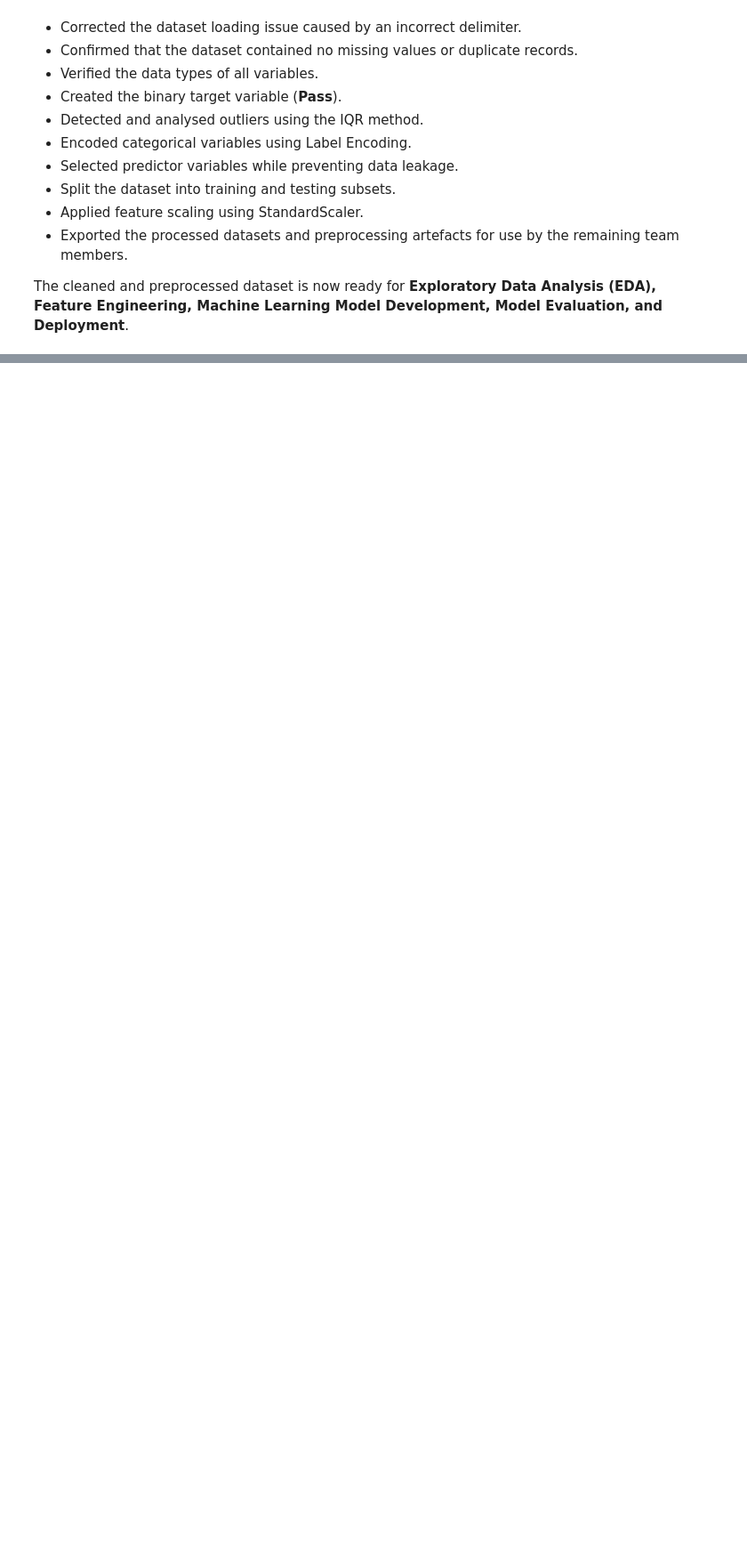
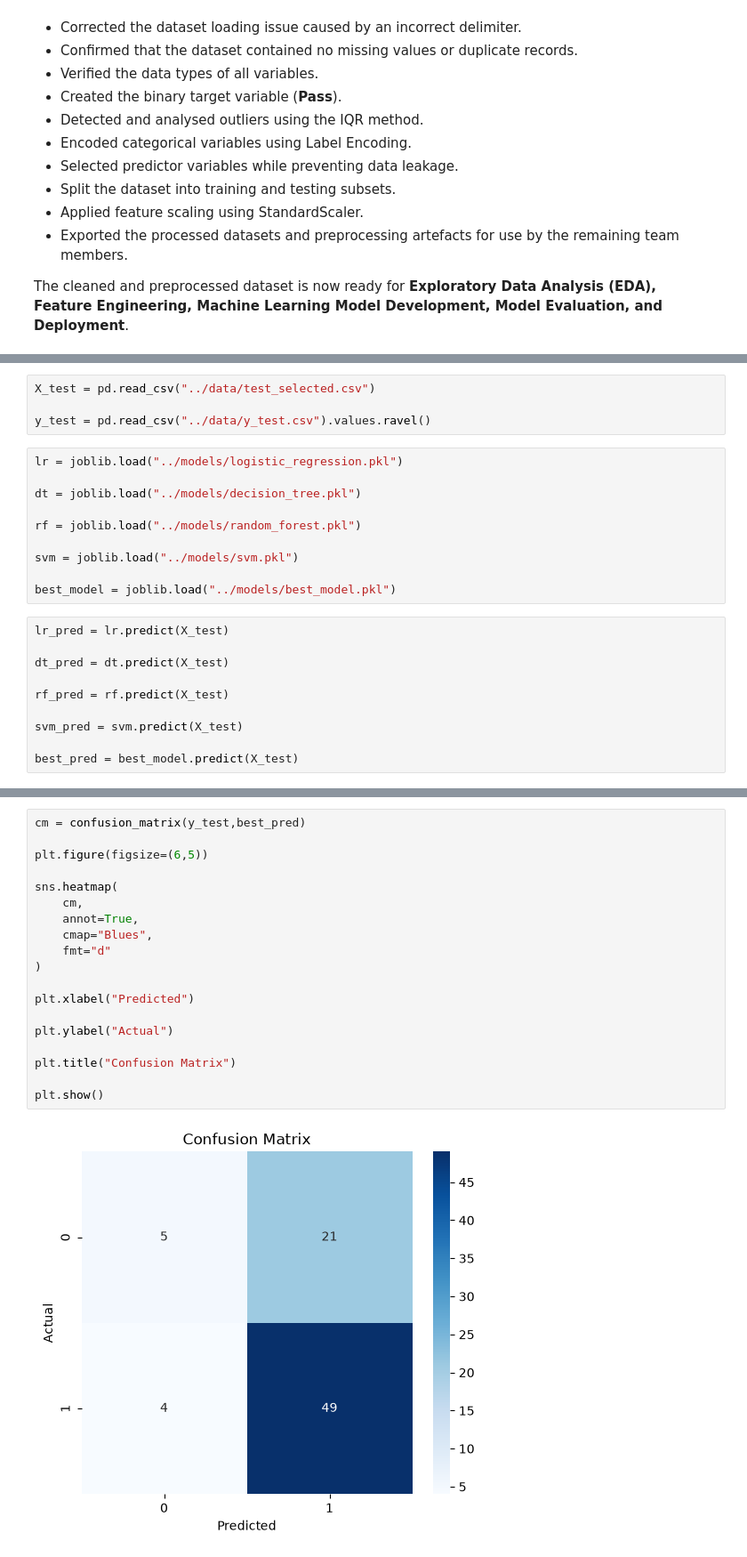
Before and after one commit to kukubutrous/Student-Performance-Prediction, a Jupyter notebook: notebooks/student_prediction.ipynb, the cells around one changed output, grey strips where cells are left out. Shown at 89% size. Saved outputs shown, nothing was run; the diff lists cells and outputs as text; blank space fills up the shorter version.

Commit message:
Update Student Performance Prediction project

```diff
--- a/notebooks/student_prediction.ipynb
+++ b/notebooks/student_prediction.ipynb
@@ -1248,0 +1482,24 @@ The cleaned and preprocessed dataset is now ready for **Exploratory Data Analysi
+# %%
+X_test = pd.read_csv("../data/test_selected.csv")
+
+y_test = pd.read_csv("../data/y_test.csv").values.ravel()
+# %%
+lr = joblib.load("../models/logistic_regression.pkl")
+
+dt = joblib.load("../models/decision_tree.pkl")
+
+rf = joblib.load("../models/random_forest.pkl")
+
+svm = joblib.load("../models/svm.pkl")
+
+best_model = joblib.load("../models/best_model.pkl")
+# %%
+lr_pred = lr.predict(X_test)
+
+dt_pred = dt.predict(X_test)
+
+rf_pred = rf.predict(X_test)
+
+svm_pred = svm.predict(X_test)
+
+best_pred = best_model.predict(X_test)
@@ -1248,0 +1677,21 @@ The cleaned and preprocessed dataset is now ready for **Exploratory Data Analysi
+# %%
+cm = confusion_matrix(y_test,best_pred)
+
+plt.figure(figsize=(6,5))
+
+sns.heatmap(
+    cm,
+    annot=True,
+    cmap="Blues",
+    fmt="d"
+)
+
+plt.xlabel("Predicted")
+
+plt.ylabel("Actual")
+
+plt.title("Confusion Matrix")
+
+plt.show()
+# %% [output]
+[figure, added]
```
Also changed, not shown: parts of 31 cells of this notebook, 9 other files.
